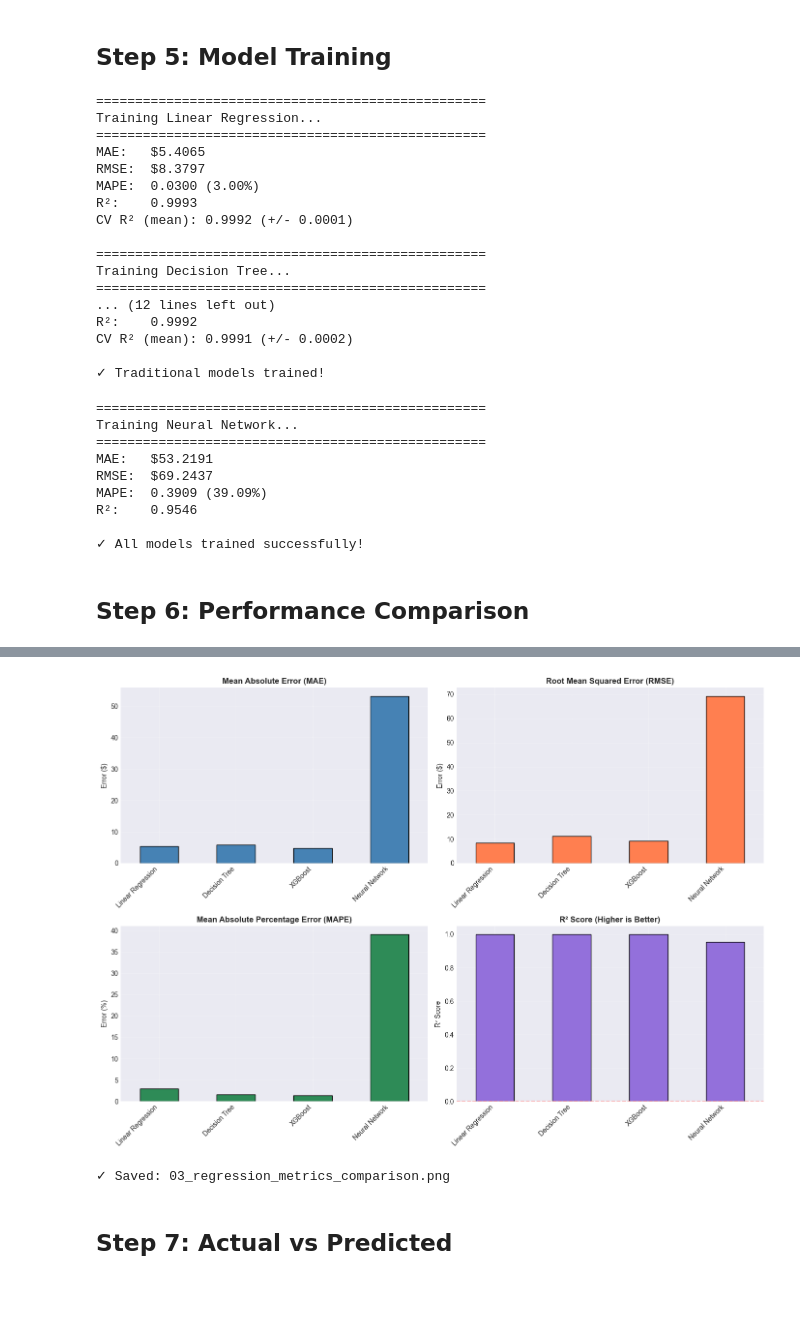
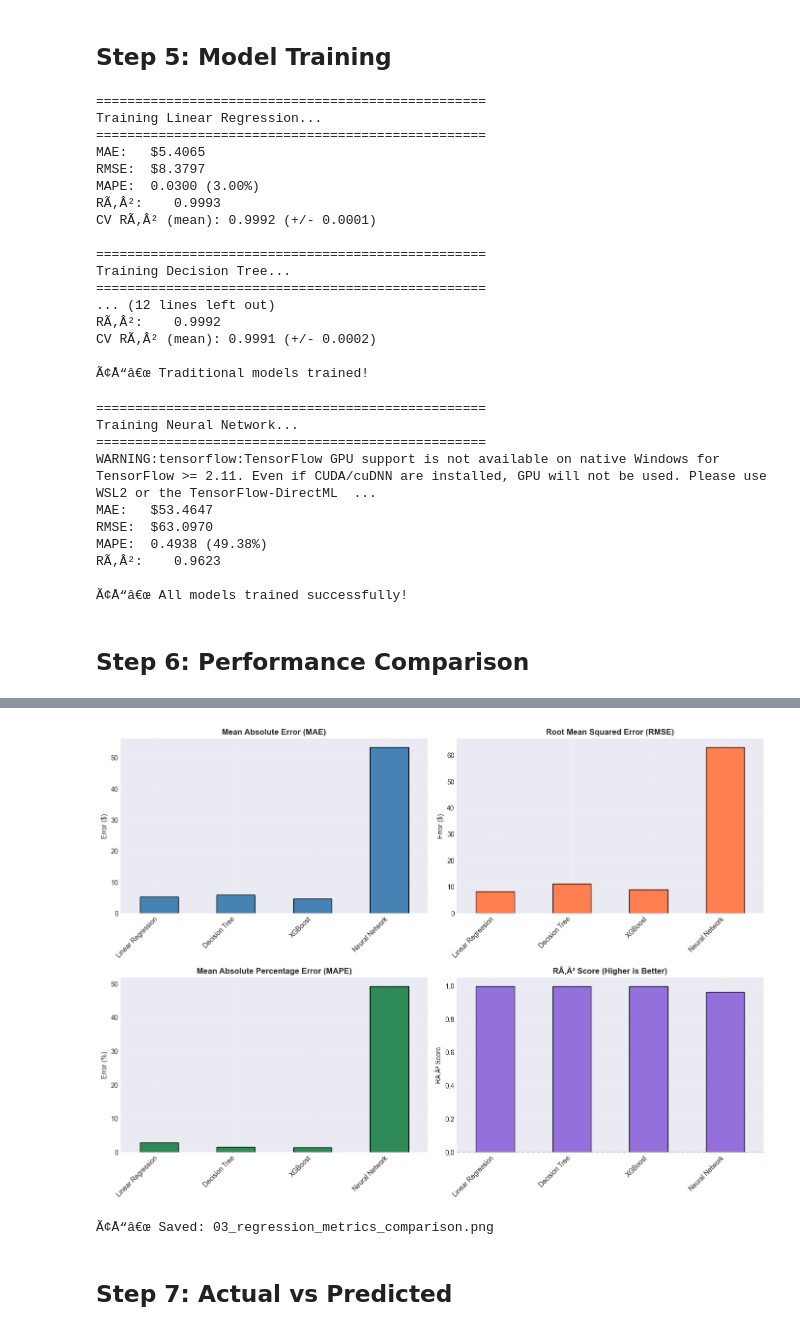
Before and after one commit to EnochCHIU-polyu/ML-in-Finance-Data-Project, a Jupyter notebook: project_folder/02_stock_price_regression/implementation/02_Stock_Price_Regression.ipynb, the cells around one changed output, grey strips where cells are left out. Drawn from its saved outputs; the diff is of its cells as text; code cells hidden in the pictures; blank space fills up the shorter version.

```diff
--- a/project_folder/02_stock_price_regression/implementation/02_Stock_Price_Regression.ipynb
+++ b/project_folder/02_stock_price_regression/implementation/02_Stock_Price_Regression.ipynb
@@ -28,13 +28,29 @@ from tensorflow.keras.models import Sequential
 from tensorflow.keras.layers import Dense, Dropout
 from tensorflow.keras.optimizers import Adam
 import kagglehub, os
+from pathlib import Path
 import warnings
 warnings.filterwarnings('ignore')
 
 plt.style.use('seaborn-v0_8-darkgrid')
 sns.set_palette('husl')
 
-print("✓ All libraries loaded successfully")
+cwd = Path.cwd()
+TASK_FOLDER = '02_stock_price_regression'
+if cwd.name == 'implementation':
+    task_root = cwd.parent
+elif cwd.name == TASK_FOLDER:
+    task_root = cwd
+elif (cwd / TASK_FOLDER).exists():
+    task_root = cwd / TASK_FOLDER
+else:
+    task_root = cwd
+
+GRAPH_DIR = task_root / 'graph'
+GRAPH_DIR.mkdir(parents=True, exist_ok=True)
+
+print("âœ“ All libraries loaded successfully")
+print(f"âœ“ Graph output folder: {GRAPH_DIR}")
 # %% [output]
 [notice] A new release of pip is available: 25.0.1 -> 26.0.1
 [notice] To update, run: python.exe -m pip install --upgrade pip
@@ -248,10 +265,10 @@ for name, model in models.items():
     print(f"MAE:   ${mae:.4f}")
     print(f"RMSE:  ${rmse:.4f}")
     print(f"MAPE:  {mape:.4f} ({mape*100:.2f}%)")
-    print(f"R²:    {r2:.4f}")
-    print(f"CV R² (mean): {cv_scores.mean():.4f} (+/- {cv_scores.std():.4f})")
+    print(f"RÃ‚Â²:    {r2:.4f}")
+    print(f"CV RÃ‚Â² (mean): {cv_scores.mean():.4f} (+/- {cv_scores.std():.4f})")
 
-print("\n✓ Traditional models trained!")
+print("\nÃ¢Å“â€œ Traditional models trained!")
 # %% [output]
 ==================================================
 Training Linear Regression...
@@ -259,17 +276,17 @@ Training Linear Regression...
 MAE:   $5.4065
 RMSE:  $8.3797
 MAPE:  0.0300 (3.00%)
-R²:    0.9993
-CV R² (mean): 0.9992 (+/- 0.0001)
+RÃ‚Â²:    0.9993
+CV RÃ‚Â² (mean): 0.9992 (+/- 0.0001)
 
 ==================================================
 Training Decision Tree...
 ==================================================
 ... (12 lines left out)
-R²:    0.9992
-CV R² (mean): 0.9991 (+/- 0.0002)
+RÃ‚Â²:    0.9992
+CV RÃ‚Â² (mean): 0.9991 (+/- 0.0002)
 
-✓ Traditional models trained!
+Ã¢Å“â€œ Traditional models trained!
 # %%
 # Neural Network Model
 print("\n" + "="*50)
@@ -320,19 +337,20 @@ results['Neural Network'] = {
 print(f"MAE:   ${mae_nn:.4f}")
 print(f"RMSE:  ${rmse_nn:.4f}")
 print(f"MAPE:  {mape_nn:.4f} ({mape_nn*100:.2f}%)")
-print(f"R²:    {r2_nn:.4f}")
+print(f"RÃ‚Â²:    {r2_nn:.4f}")
 
-print("\n✓ All models trained successfully!")
+print("\nÃ¢Å“â€œ All models trained successfully!")
 # %% [output]
 ==================================================
 Training Neural Network...
 ==================================================
-MAE:   $53.2191
-RMSE:  $69.2437
-MAPE:  0.3909 (39.09%)
-R²:    0.9546
+WARNING:tensorflow:TensorFlow GPU support is not available on native Windows for TensorFlow >= 2.11. Even if CUDA/cuDNN are installed, GPU will not be used. Please use WSL2 or the TensorFlow-DirectML  ...
+MAE:   $53.4647
+RMSE:  $63.0970
+MAPE:  0.4938 (49.38%)
+RÃ‚Â²:    0.9623
 
-✓ All models trained successfully!
+Ã¢Å“â€œ All models trained successfully!
 # %% [markdown]
 ## Step 6: Performance Comparison
 # %%
@@ -341,7 +359,7 @@ metrics_df = pd.DataFrame({
     'MAE ($)': [results[name]['mae'] for name in results.keys()],
     'RMSE ($)': [results[name]['rmse'] for name in results.keys()],
     'MAPE (%)': [results[name]['mape']*100 for name in results.keys()],
-    'R² Score': [results[name]['r2'] for name in results.keys()]
+    'RÃ‚Â² Score': [results[name]['r2'] for name in results.keys()]
 }, index=results.keys())
 
 print("\n" + "="*70)
@@ -370,17 +388,17 @@ axes[1,0].set_ylabel('Error (%)')
 axes[1,0].grid(alpha=0.3)
 axes[1,0].set_xticklabels(axes[1,0].get_xticklabels(), rotation=45, ha='right')
 
-metrics_df['R² Score'].plot(kind='bar', ax=axes[1,1], color='mediumpurple', edgecolor='black')
-axes[1,1].set_title('R² Score (Higher is Better)', fontsize=12, fontweight='bold')
-axes[1,1].set_ylabel('R² Score')
+metrics_df['RÃ‚Â² Score'].plot(kind='bar', ax=axes[1,1], color='mediumpurple', edgecolor='black')
+axes[1,1].set_title('RÃ‚Â² Score (Higher is Better)', fontsize=12, fontweight='bold')
+axes[1,1].set_ylabel('RÃ‚Â² Score')
 axes[1,1].axhline(y=0, color='red', linestyle='--', alpha=0.5)
 axes[1,1].grid(alpha=0.3)
 axes[1,1].set_xticklabels(axes[1,1].get_xticklabels(), rotation=45, ha='right')
 
 plt.tight_layout()
-plt.savefig('03_regression_metrics_comparison.png', dpi=300, bbox_inches='tight')
+plt.savefig(str(GRAPH_DIR / '03_regression_metrics_comparison.png'), dpi=300, bbox_inches='tight')
 plt.show()
-print("\n✓ Saved: 03_regression_metrics_comparison.png")
+print("\nÃ¢Å“â€œ Saved: 03_regression_metrics_comparison.png")
 # %% [output]
 ======================================================================
 REGRESSION MODEL PERFORMANCE COMPARISON
@@ -393,5 +411,5 @@ Neural Network     53.2191   69.2437   39.0941    0.9546
-[figure, old version]
+[figure, new version]
-✓ Saved: 03_regression_metrics_comparison.png
+Ã¢Å“â€œ Saved: 03_regression_metrics_comparison.png
 # %% [markdown]
 ## Step 7: Actual vs Predicted
 # %%
```
Also changed, not shown: parts of 11 cells of this notebook, 29 other files.
